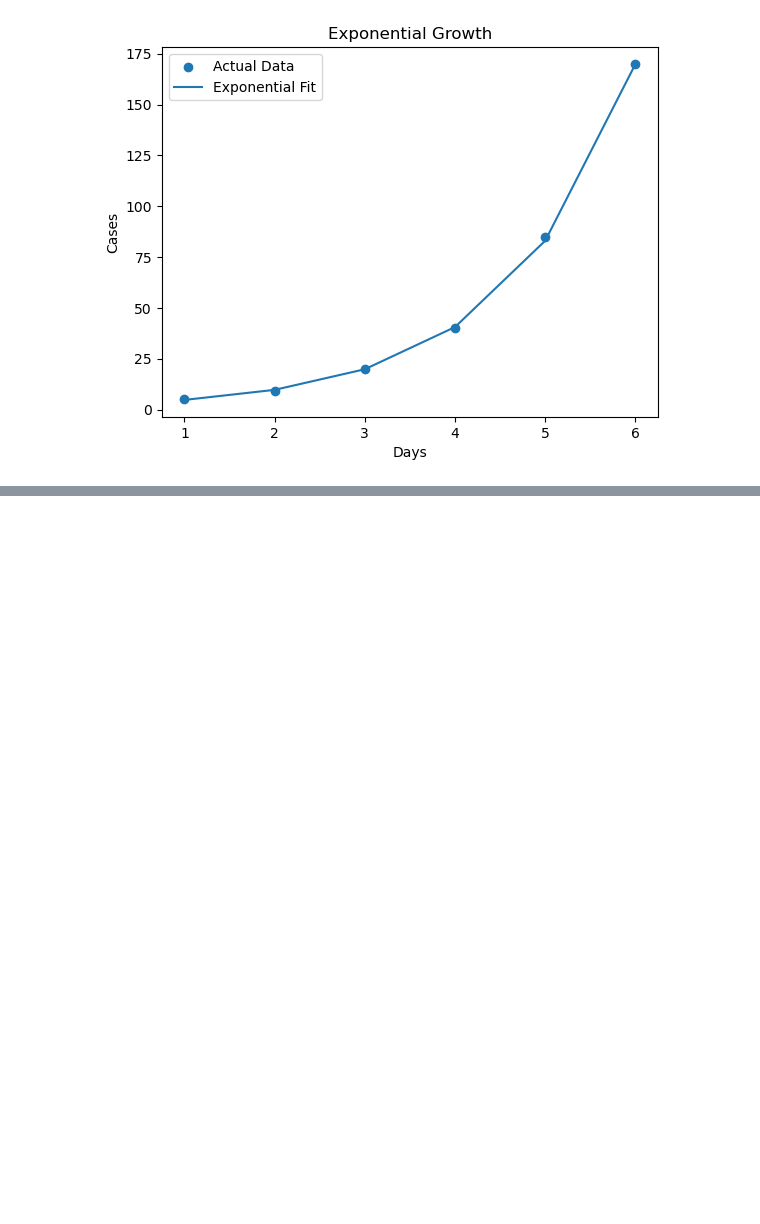
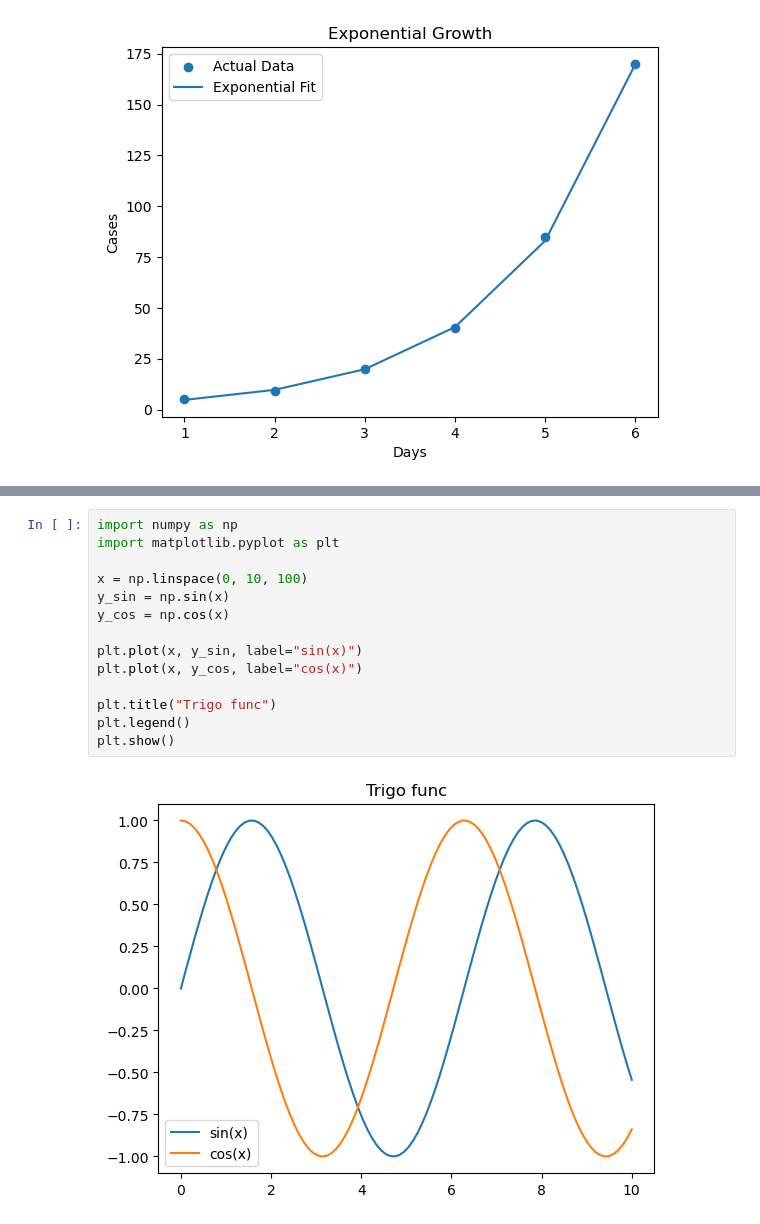
Before and after one commit to talibuilds/Samsung-Innovation, a Jupyter notebook: Function.ipynb, the cells around one changed output, grey strips where cells are left out. Saved outputs shown, nothing was run; the diff lists cells and outputs as text; blank space fills up the shorter version.

```diff
--- a/Function.ipynb
+++ b/Function.ipynb
@@ -181,0 +194,16 @@ plt.show()
+# %%
+import numpy as np
+import matplotlib.pyplot as plt
+
+x = np.linspace(0, 10, 100)
+y_sin = np.sin(x)
+y_cos = np.cos(x)
+
+plt.plot(x, y_sin, label="sin(x)")
+plt.plot(x, y_cos, label="cos(x)")
+
+plt.title("Trigo func")
+plt.legend()
+plt.show()
+# %% [output]
+[figure, added]
```
Also changed, not shown: parts of 4 cells of this notebook, 2 other files.
